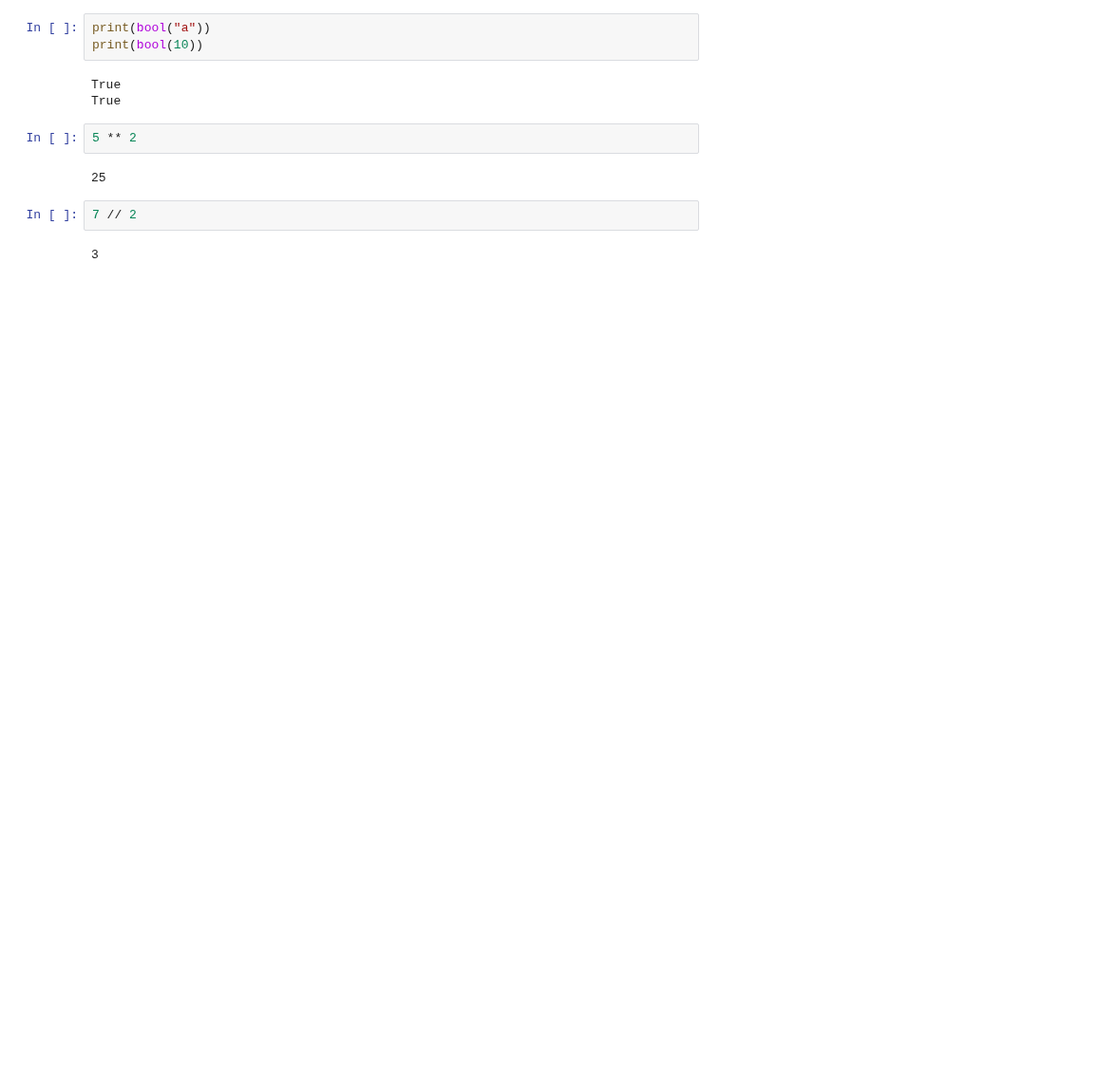
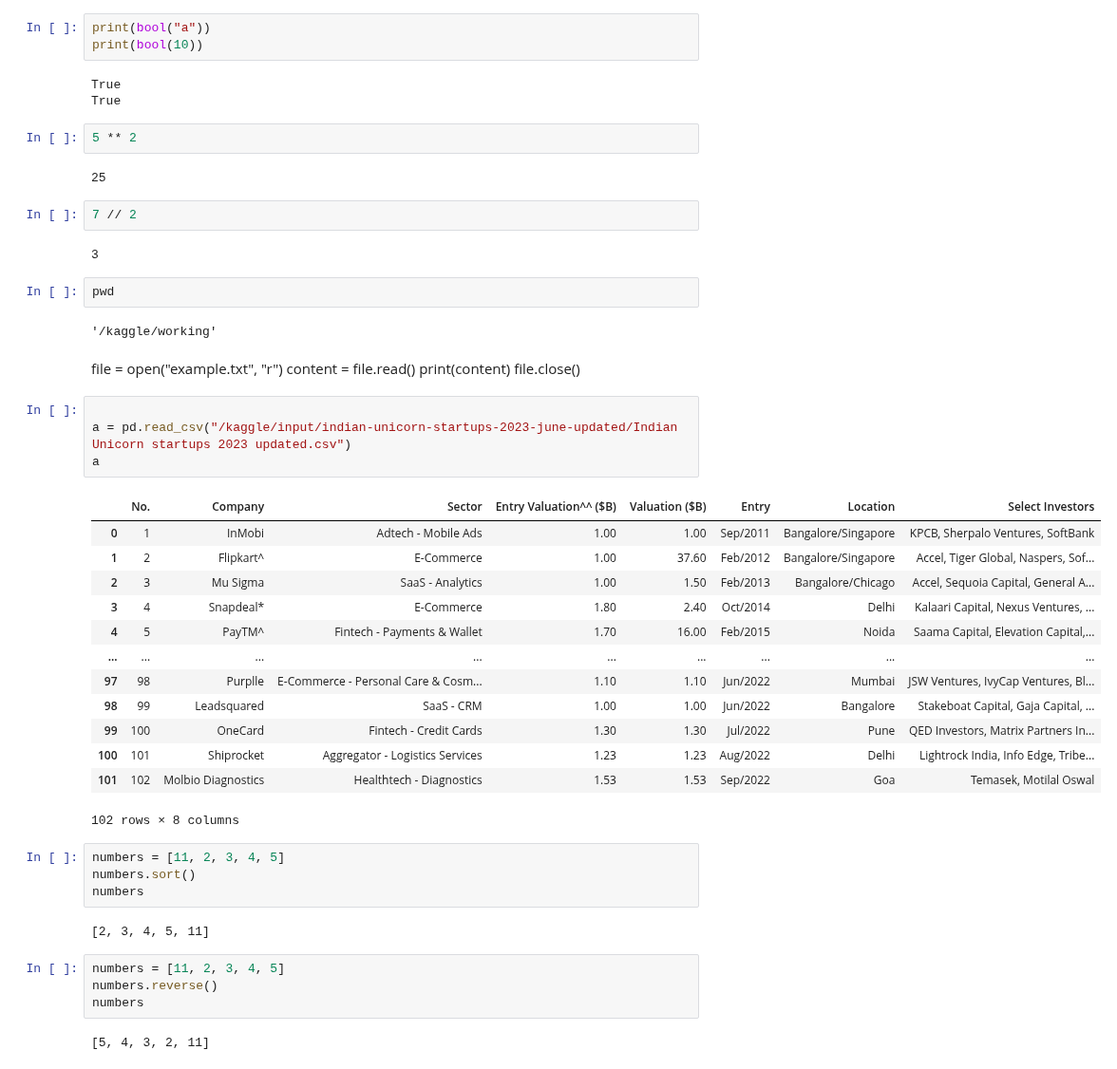
Before and after one commit to MlvPrasadOfficial/kaggle_notebooks, a Jupyter notebook: teach10pm.ipynb, the cells around one changed output. Shown at 95% size. Saved outputs shown, nothing was run; the diff lists cells and outputs as text; blank space fills up the shorter version.

Commit message:
Kaggle Notebook | teach10pm | Version 10

```diff
--- a/teach10pm.ipynb
+++ b/teach10pm.ipynb
@@ -969,3 +971,42 @@ True
 7 // 2
 # %% [output]
 3
+# %%
+pwd
+# %% [output]
+'/kaggle/working'
+# %% [markdown]
+file = open("example.txt", "r")
+content = file.read()
+print(content)
+file.close()
+# %%
+
+a = pd.read_csv("/kaggle/input/indian-unicorn-startups-2023-june-updated/Indian Unicorn startups 2023 updated.csv")
+a
+# %% [output]
+|  | No. | Company | Sector | Entry Valuation^^ ($B) | Valuation ($B) | Entry | Location | Select Investors |
+| 0 | 1 | InMobi | Adtech - Mobile Ads | 1.00 | 1.00 | Sep/2011 | Bangalore/Singapore | KPCB, Sherpalo Ventures, SoftBank |
+| 1 | 2 | Flipkart^ | E-Commerce | 1.00 | 37.60 | Feb/2012 | Bangalore/Singapore | Accel, Tiger Global, Naspers, Sof... |
+| 2 | 3 | Mu Sigma | SaaS - Analytics | 1.00 | 1.50 | Feb/2013 | Bangalore/Chicago | Accel, Sequoia Capital, General A... |
+| 3 | 4 | Snapdeal* | E-Commerce | 1.80 | 2.40 | Oct/2014 | Delhi | Kalaari Capital, Nexus Ventures, ... |
+| 4 | 5 | PayTM^ | Fintech - Payments & Wallet | 1.70 | 16.00 | Feb/2015 | Noida | Saama Capital, Elevation Capital,... |
+| ... | ... | ... | ... | ... | ... | ... | ... | ... |
+| 97 | 98 | Purplle | E-Commerce - Personal Care & Cosm... | 1.10 | 1.10 | Jun/2022 | Mumbai | JSW Ventures, IvyCap Ventures, Bl... |
+| 98 | 99 | Leadsquared | SaaS - CRM | 1.00 | 1.00 | Jun/2022 | Bangalore | Stakeboat Capital, Gaja Capital, ... |
+| 99 | 100 | OneCard | Fintech - Credit Cards | 1.30 | 1.30 | Jul/2022 | Pune | QED Investors, Matrix Partners In... |
+| 100 | 101 | Shiprocket | Aggregator - Logistics Services | 1.23 | 1.23 | Aug/2022 | Delhi | Lightrock India, Info Edge, Tribe... |
+| 101 | 102 | Molbio Diagnostics | Healthtech - Diagnostics | 1.53 | 1.53 | Sep/2022 | Goa | Temasek, Motilal Oswal |
+102 rows × 8 columns
+# %%
+numbers = [11, 2, 3, 4, 5]
+numbers.sort()
+numbers
+# %% [output]
+[2, 3, 4, 5, 11]
+# %%
+numbers = [11, 2, 3, 4, 5]
+numbers.reverse()
+numbers
+# %% [output]
+[5, 4, 3, 2, 11]
```
Also changed, not shown: parts of 11 cells of this notebook.
